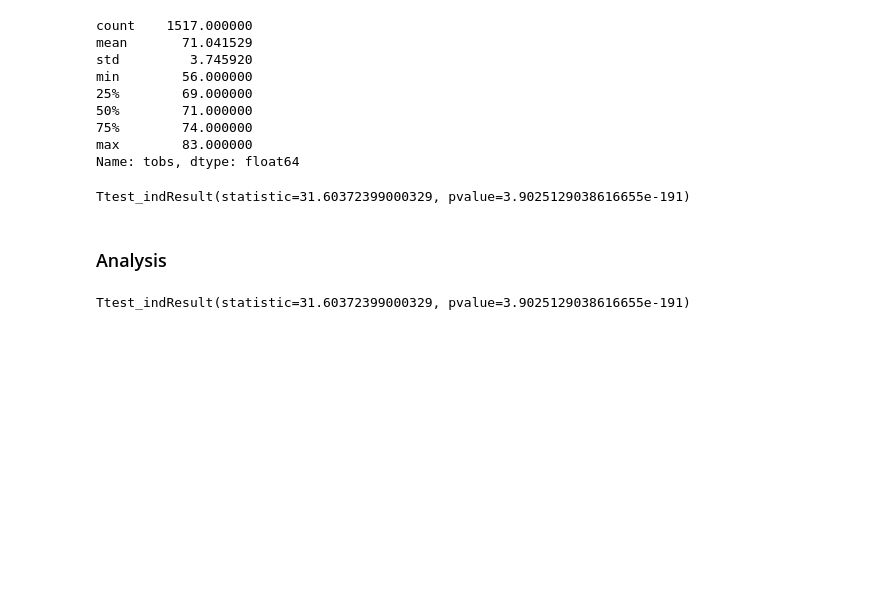
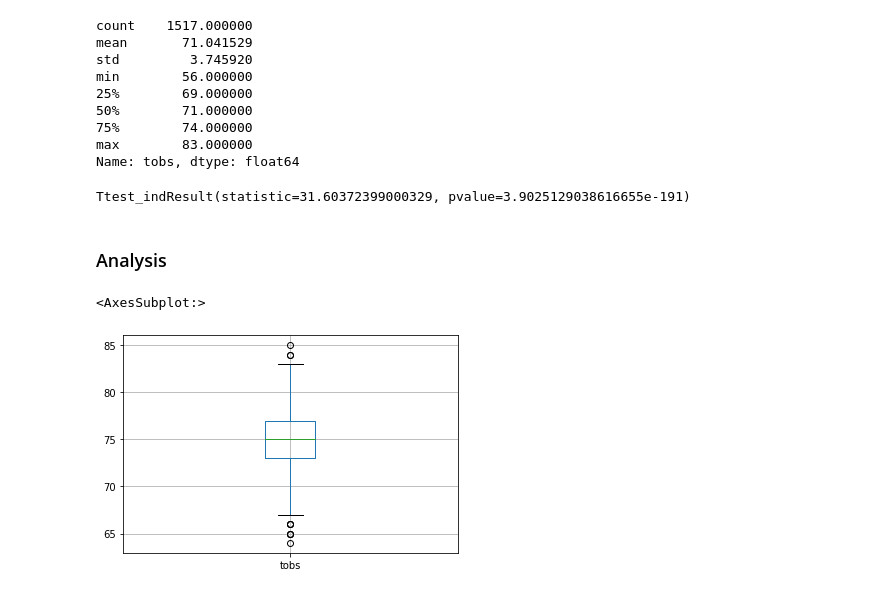
Before and after one commit to g8r1fl/sqlalchemy-challenge, a Jupyter notebook: temp_analysis_bonus_1_starter.ipynb, the cells around one changed output. Cells and saved outputs as stored; diff of their text form; code cells hidden in the pictures; blank space fills up the shorter version.

```diff
--- a/temp_analysis_bonus_1_starter.ipynb
+++ b/temp_analysis_bonus_1_starter.ipynb
@@ -97,8 +91,8 @@ display(res)
 Ttest_indResult(statistic=31.60372399000329, pvalue=3.9025129038616655e-191)
 # %% [markdown]
 ### Analysis
-# %%
-res2 = stats.ttest_ind(june, dec, equal_var=True)
-res2
-# %% [output]
-Ttest_indResult(statistic=31.60372399000329, pvalue=3.9025129038616655e-191)
+# %%
+df.query('index.dt.month in [6]').boxplot('tobs')
+# %% [output]
+<AxesSubplot:>
+[figure, added]
```
Also changed, not shown: parts of 5 cells of this notebook.
